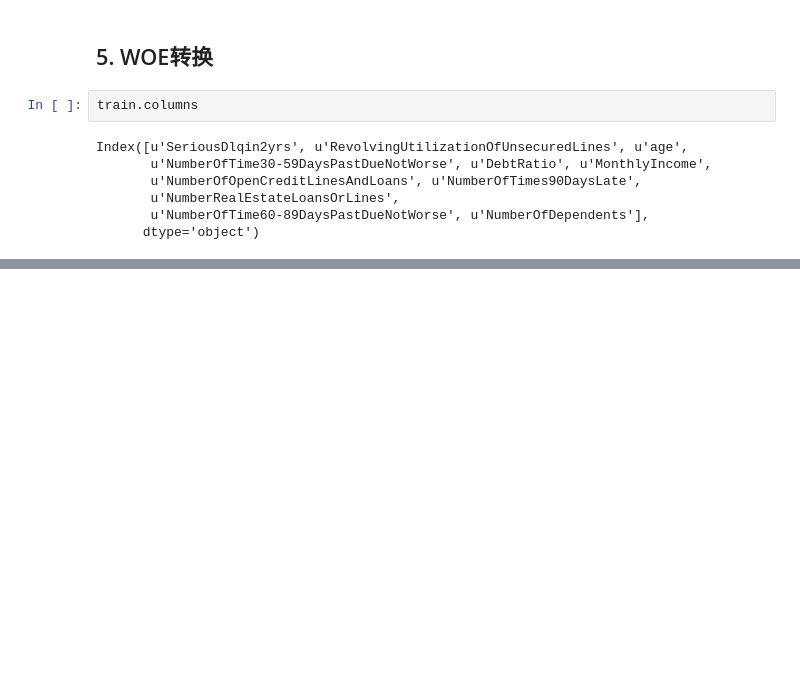
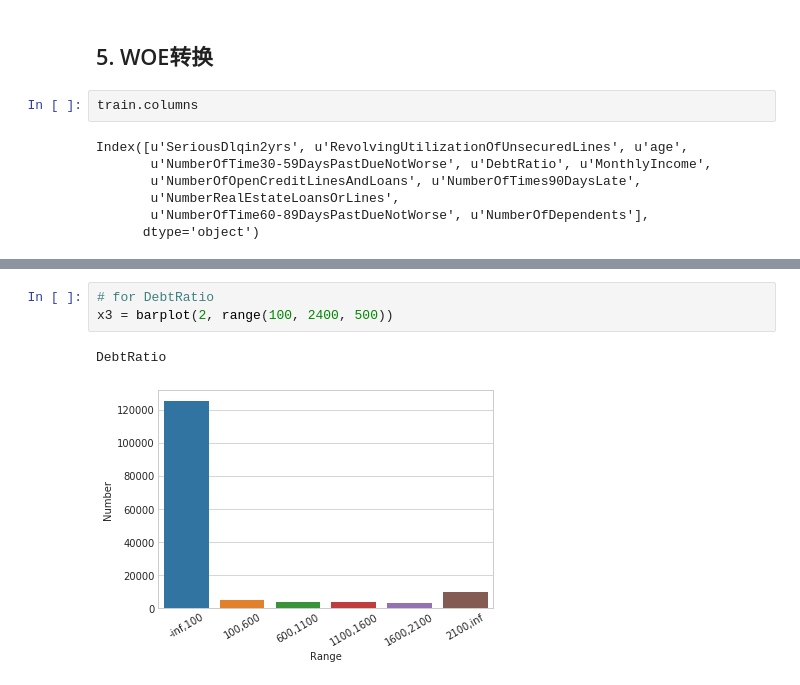
Before and after one commit to l0o0/MyNotes, a Jupyter notebook: MachineLearning/GiveMeSomeCredit/评分卡模型.ipynb, the cells around one changed output, grey strips where cells are left out. Drawn from its saved outputs; the diff is of its cells as text; blank space fills up the shorter version.

```diff
--- a/MachineLearning/GiveMeSomeCredit/评分卡模型.ipynb
+++ b/MachineLearning/GiveMeSomeCredit/评分卡模型.ipynb
@@ -319,0 +403,6 @@ cut(x, [2,5])
+# %%
+# for DebtRatio
+x3 = barplot(2, range(100, 2400, 500))
+# %% [output]
+DebtRatio
+[figure, added]
```
Also changed, not shown: parts of 55 cells of this notebook.
